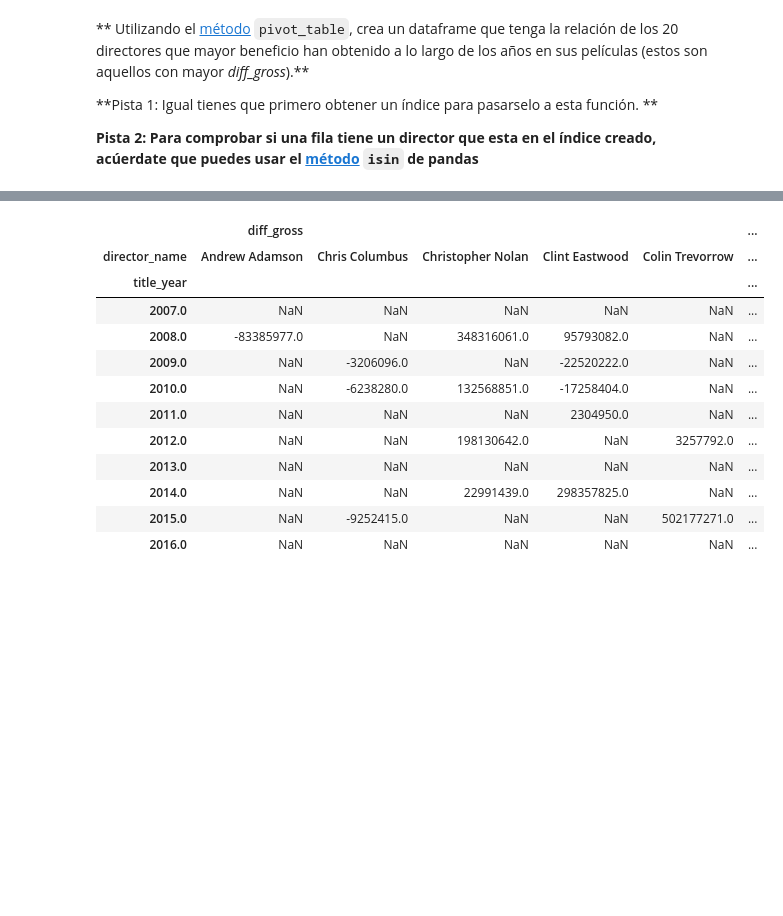
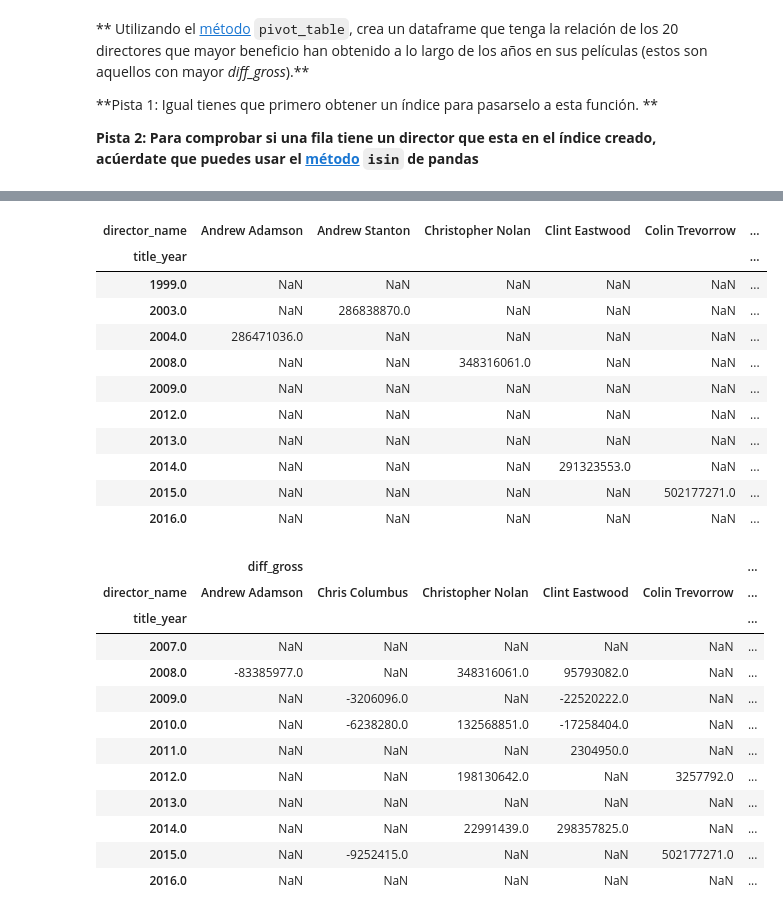
Before and after one commit to lcastro-bioinfo/python_data_science_master_unav, a Jupyter notebook: master_notebooks/parte1/2018_BIG_DATA_UNAV_Parte_2_EjercicioFinal.ipynb, the cells around one changed output, grey strips where cells are left out. Drawn from its saved outputs; the diff is of its cells as text; code cells hidden in the pictures; blank space fills up the shorter version.

```diff
--- a/master_notebooks/parte1/2018_BIG_DATA_UNAV_Parte_2_EjercicioFinal.ipynb
+++ b/master_notebooks/parte1/2018_BIG_DATA_UNAV_Parte_2_EjercicioFinal.ipynb
@@ -168,0 +230,3 @@ Name: diff_gross, dtype: float64
+# %%
+director = director.iloc[0:20]
+director.head(5)
@@ -169,3 +241,20 @@ Name: diff_gross, dtype: float64
+# %%
+director['director_name'] = director['director_name'].astype("category")
+# %%
+director.pivot_table(index = "title_year", columns='director_name', values='diff_gross',aggfunc= "sum").tail(10)
+# %% [output]
+| director_name | Andrew Adamson | Andrew Stanton | Christopher Nolan | Clint Eastwood | Colin Trevorrow | ... |
+| title_year |  |  |  |  |  | ... |
+| 1999.0 | NaN | NaN | NaN | NaN | NaN | ... |
+| 2003.0 | NaN | 286838870.0 | NaN | NaN | NaN | ... |
+| 2004.0 | 286471036.0 | NaN | NaN | NaN | NaN | ... |
+| 2008.0 | NaN | NaN | 348316061.0 | NaN | NaN | ... |
+| 2009.0 | NaN | NaN | NaN | NaN | NaN | ... |
+| 2012.0 | NaN | NaN | NaN | NaN | NaN | ... |
+| 2013.0 | NaN | NaN | NaN | NaN | NaN | ... |
+| 2014.0 | NaN | NaN | NaN | 291323553.0 | NaN | ... |
+| 2015.0 | NaN | NaN | NaN | NaN | 502177271.0 | ... |
+| 2016.0 | NaN | NaN | NaN | NaN | NaN | ... |
 # %%
 # %% [output]
 |  | diff_gross |  |  |  |  | ... |
```
Also changed, not shown: parts of 7 cells of this notebook.
